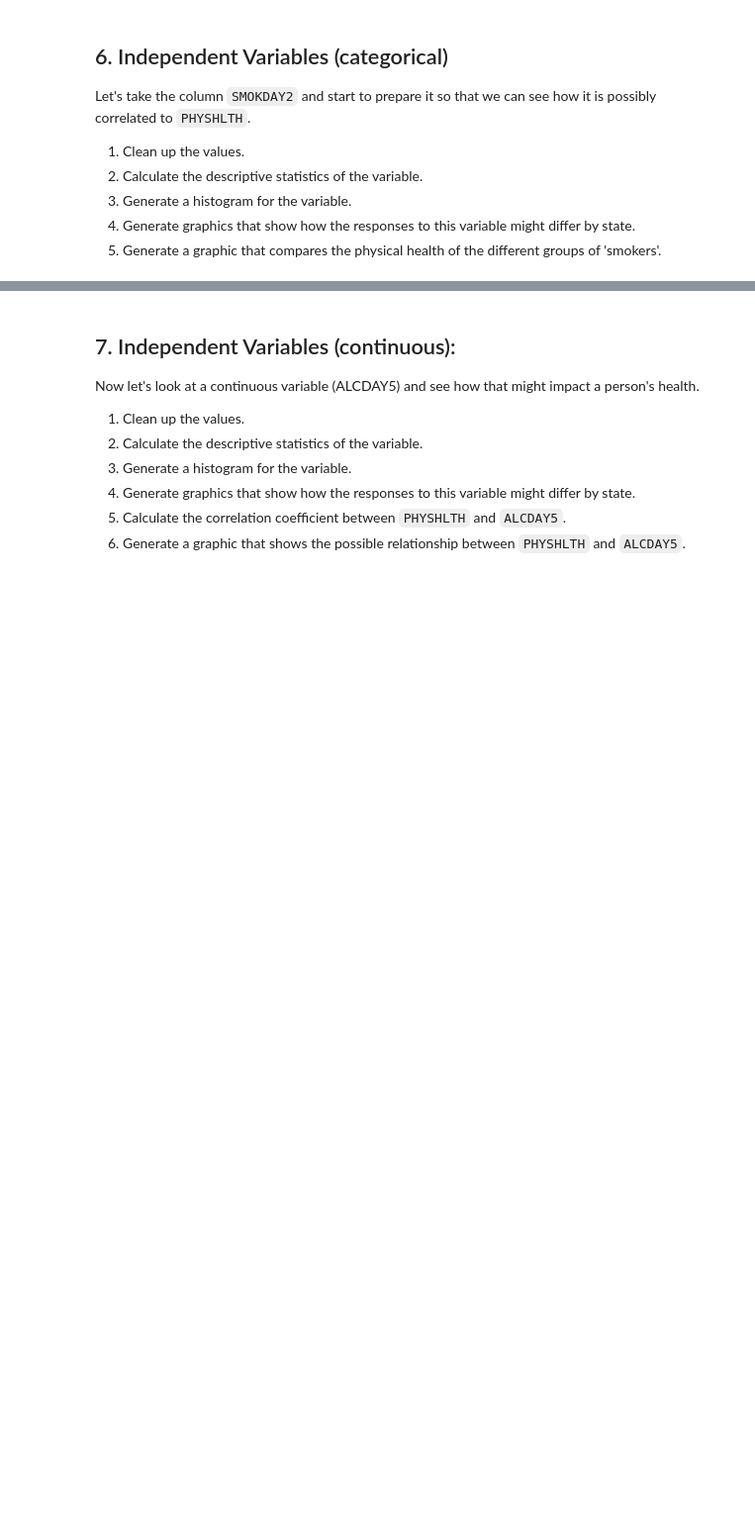
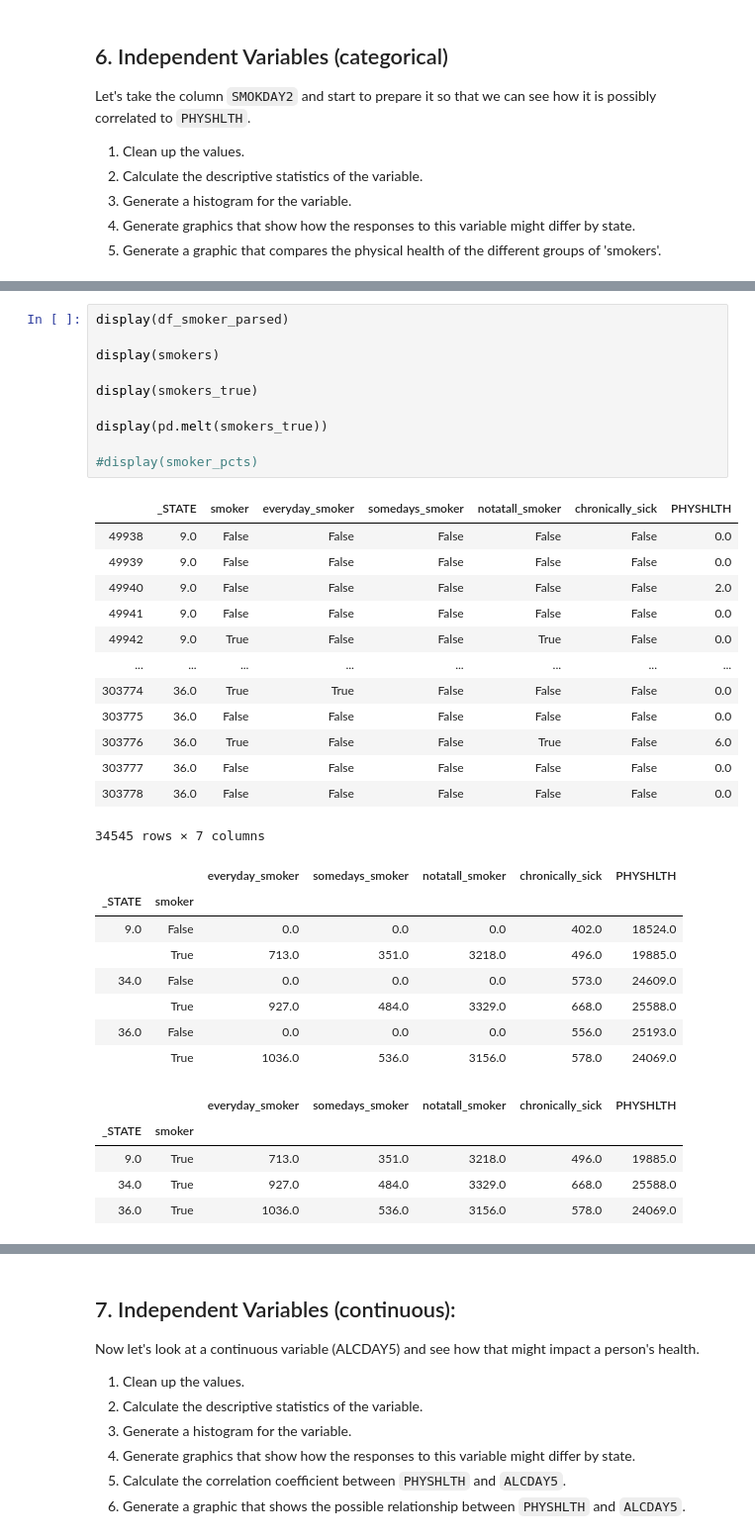
Before and after one commit to schlinkertc/nyc-ds-100719-lectures, a Jupyter notebook: week-2/case_study/Data_Exploration_Applied.ipynb, the cells around one changed output, grey strips where cells are left out. Shown at 99% size. Saved outputs shown, nothing was run; the diff lists cells and outputs as text; blank space fills up the shorter version.

```diff
--- a/week-2/case_study/Data_Exploration_Applied.ipynb
+++ b/week-2/case_study/Data_Exploration_Applied.ipynb
@@ -217,0 +247,37 @@ df['everyday_smoker']=(df['SMOKDAY2']==1)
+# %%
+display(df_smoker_parsed)
+
+display(smokers)
+
+display(smokers_true)
+
+display(pd.melt(smokers_true))
+
+#display(smoker_pcts)
+# %% [output]
+|  | _STATE | smoker | everyday_smoker | somedays_smoker | notatall_smoker | chronically_sick | PHYSHLTH |
+| 49938 | 9.0 | False | False | False | False | False | 0.0 |
+| 49939 | 9.0 | False | False | False | False | False | 0.0 |
+| 49940 | 9.0 | False | False | False | False | False | 2.0 |
+| 49941 | 9.0 | False | False | False | False | False | 0.0 |
+| 49942 | 9.0 | True | False | False | True | False | 0.0 |
+| ... | ... | ... | ... | ... | ... | ... | ... |
+| 303774 | 36.0 | True | True | False | False | False | 0.0 |
+| 303775 | 36.0 | False | False | False | False | False | 0.0 |
+| 303776 | 36.0 | True | False | False | True | False | 6.0 |
+| 303777 | 36.0 | False | False | False | False | False | 0.0 |
+| 303778 | 36.0 | False | False | False | False | False | 0.0 |
+34545 rows × 7 columns
+|  |  | everyday_smoker | somedays_smoker | notatall_smoker | chronically_sick | PHYSHLTH |
+| _STATE | smoker |  |  |  |  |  |
+| 9.0 | False | 0.0 | 0.0 | 0.0 | 402.0 | 18524.0 |
+|  | True | 713.0 | 351.0 | 3218.0 | 496.0 | 19885.0 |
+| 34.0 | False | 0.0 | 0.0 | 0.0 | 573.0 | 24609.0 |
+|  | True | 927.0 | 484.0 | 3329.0 | 668.0 | 25588.0 |
+| 36.0 | False | 0.0 | 0.0 | 0.0 | 556.0 | 25193.0 |
+|  | True | 1036.0 | 536.0 | 3156.0 | 578.0 | 24069.0 |
+|  |  | everyday_smoker | somedays_smoker | notatall_smoker | chronically_sick | PHYSHLTH |
+| _STATE | smoker |  |  |  |  |  |
+| 9.0 | True | 713.0 | 351.0 | 3218.0 | 496.0 | 19885.0 |
+| 34.0 | True | 927.0 | 484.0 | 3329.0 | 668.0 | 25588.0 |
+| 36.0 | True | 1036.0 | 536.0 | 3156.0 | 578.0 | 24069.0 |
```
Also changed, not shown: parts of 8 cells of this notebook.
